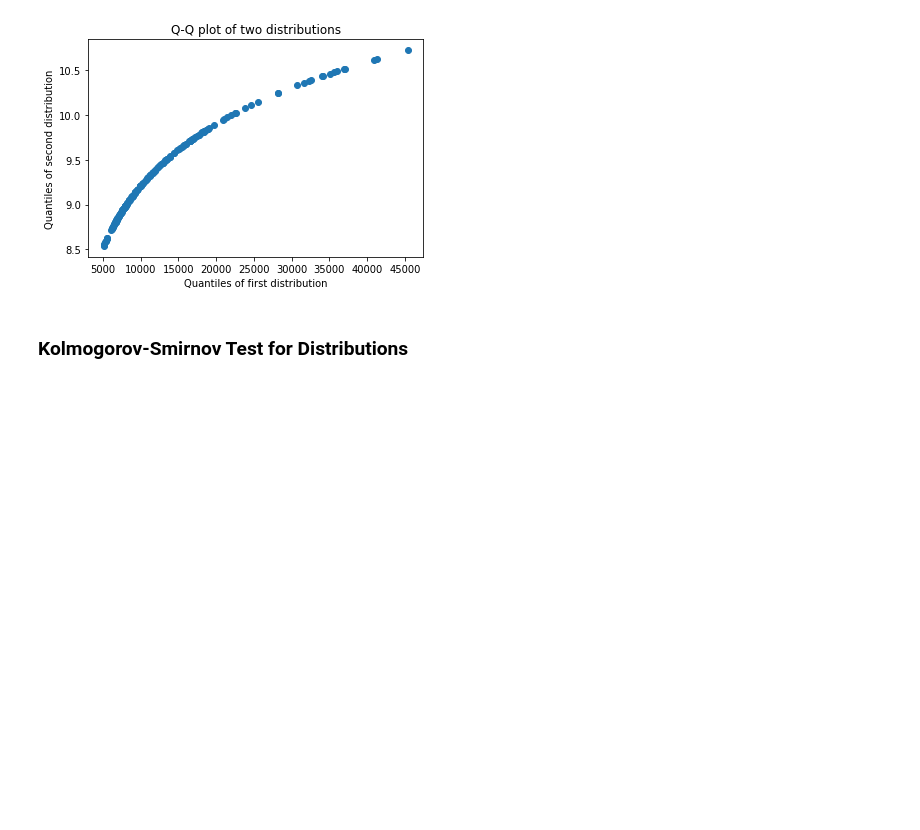
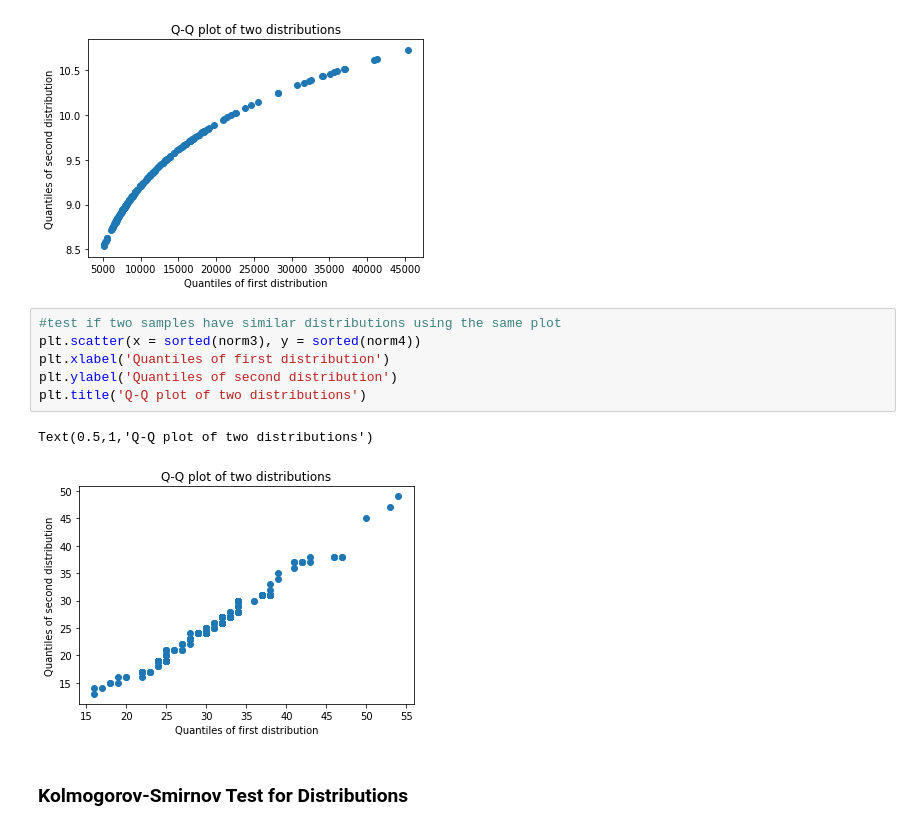
Before and after one commit to ryanarbow/uw_data_science, a Jupyter notebook: DS_methods_and_tools_2/RyanArbow-M02-HypothesisSim.ipynb, the cells around one changed output. Saved outputs shown, nothing was run; the diff lists cells and outputs as text; blank space fills up the shorter version.

```diff
--- a/DS_methods_and_tools_2/RyanArbow-M02-HypothesisSim.ipynb
+++ b/DS_methods_and_tools_2/RyanArbow-M02-HypothesisSim.ipynb
@@ -152,6 +177,15 @@ plt.title('Q-Q plot of two distributions')
 # %% [output]
 Text(0.5,1,'Q-Q plot of two distributions')
 [figure]
+# %%
+#test if two samples have similar distributions using the same plot
+plt.scatter(x = sorted(norm3), y = sorted(norm4))
+plt.xlabel('Quantiles of first distribution')
+plt.ylabel('Quantiles of second distribution')
+plt.title('Q-Q plot of two distributions')
+# %% [output]
+Text(0.5,1,'Q-Q plot of two distributions')
+[figure, added]
 # %% [markdown]
 ### Kolmogorov-Smirnov Test for Distributions
 # %%
```
Also changed, not shown: parts of 11 cells of this notebook, 1 other file.
